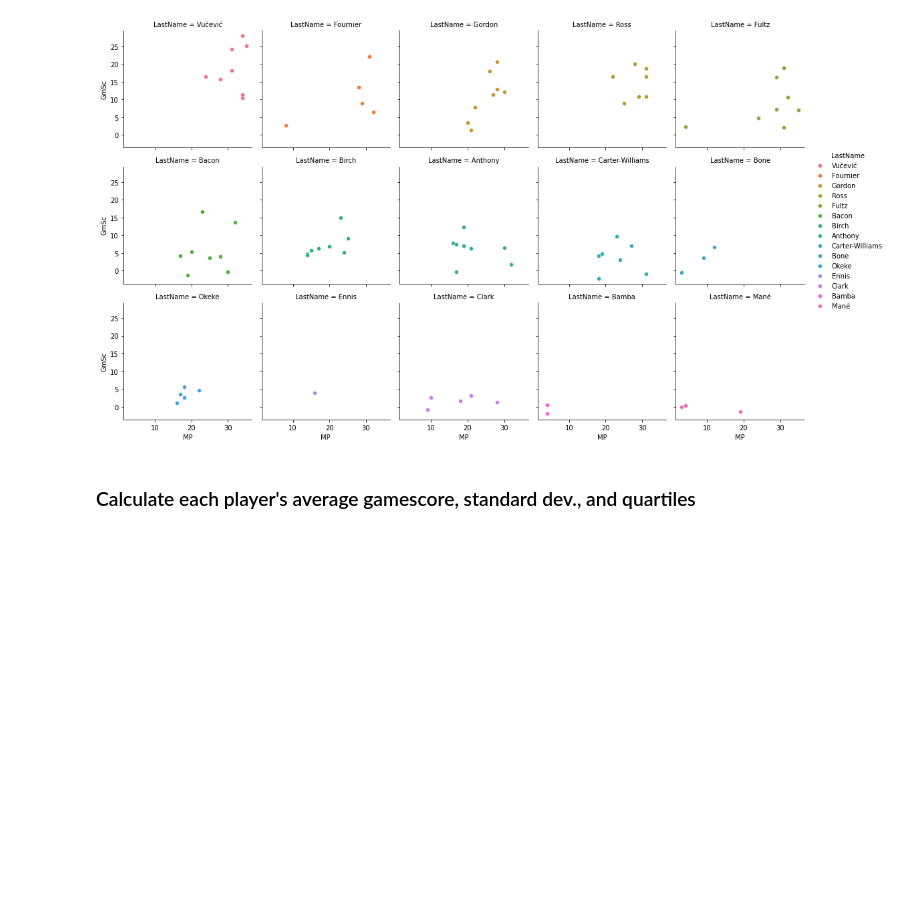
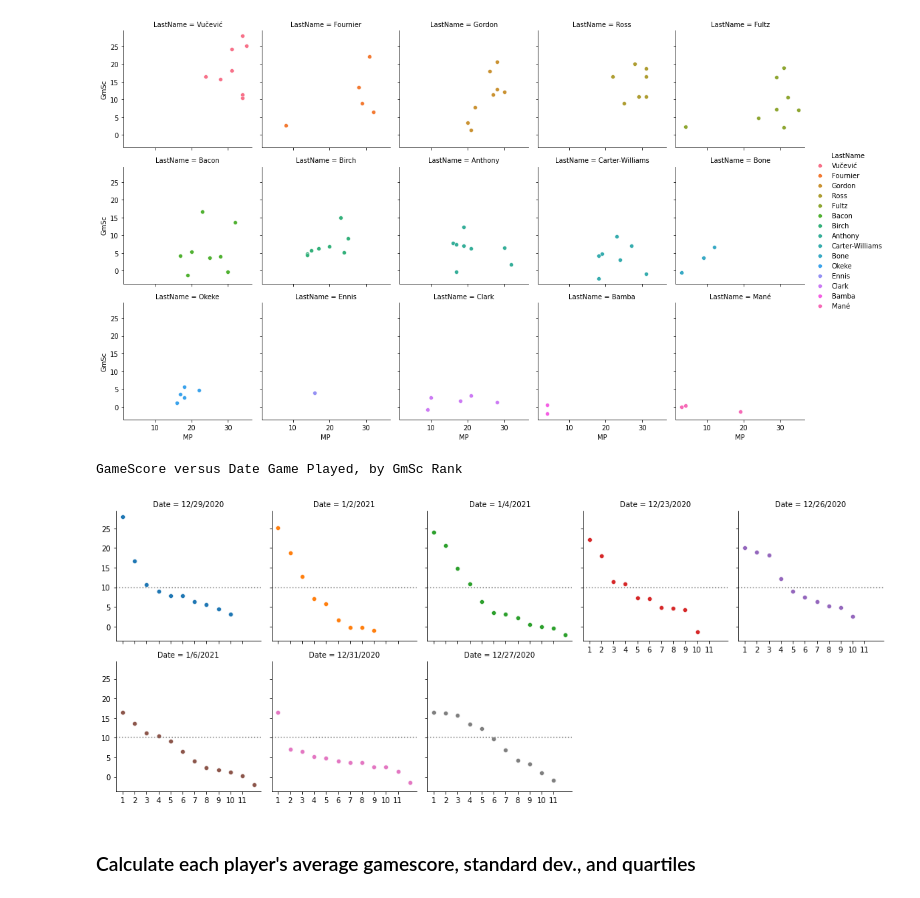
Before and after one commit to adrianjaymayer/Orlando-Magic-GameScore-Stats-and-Graphics-2020_21-Season, a Jupyter notebook: Scripts/Magic2.ipynb, the cells around one changed output. Saved outputs shown, nothing was run; the diff lists cells and outputs as text; code cells hidden in the pictures; blank space fills up the shorter version.

Commit message:
Updated charts

```diff
--- a/Scripts/Magic2.ipynb
+++ b/Scripts/Magic2.ipynb
@@ -68,6 +61,19 @@ plt.show()
 # %% [output]
 GameScore versus Minutes Played, by Player
 [figure]
+# %%
+grid = sns.FacetGrid(magic, col = 'Date', hue = 'Date', col_wrap=5)
+grid.map(sns.scatterplot, 'LastName', 'GmSc')
+grid.set(xlabel="Player", ylabel="GameScore")
+grid.set(xticklabels=[1,2,3,4,5,6,7,8,9,10,11])
+grid.map(plt.axhline, y=10, ls=":", c=".5")
+print ("\033[1m"+(colored("GameScore versus Date Game Played, by GmSc Rank", 'blue'))+"\033[0m")
+plt.show()
+# x-axis shows highest GmSc on left, lowest on right for each game. Games ordered by highest game score (in the #1 position on x-axis)
+# GmSc of >= 10 are considered above average performace. Points above the dashed line are 'above average'performances.
+# %% [output]
+GameScore versus Date Game Played, by GmSc Rank
+[figure, added]
 # %% [markdown]
 ### Calculate each player's average gamescore, standard dev., and quartiles
 # %%
```
Also changed, not shown: parts of 4 cells of this notebook, 6 other files.
